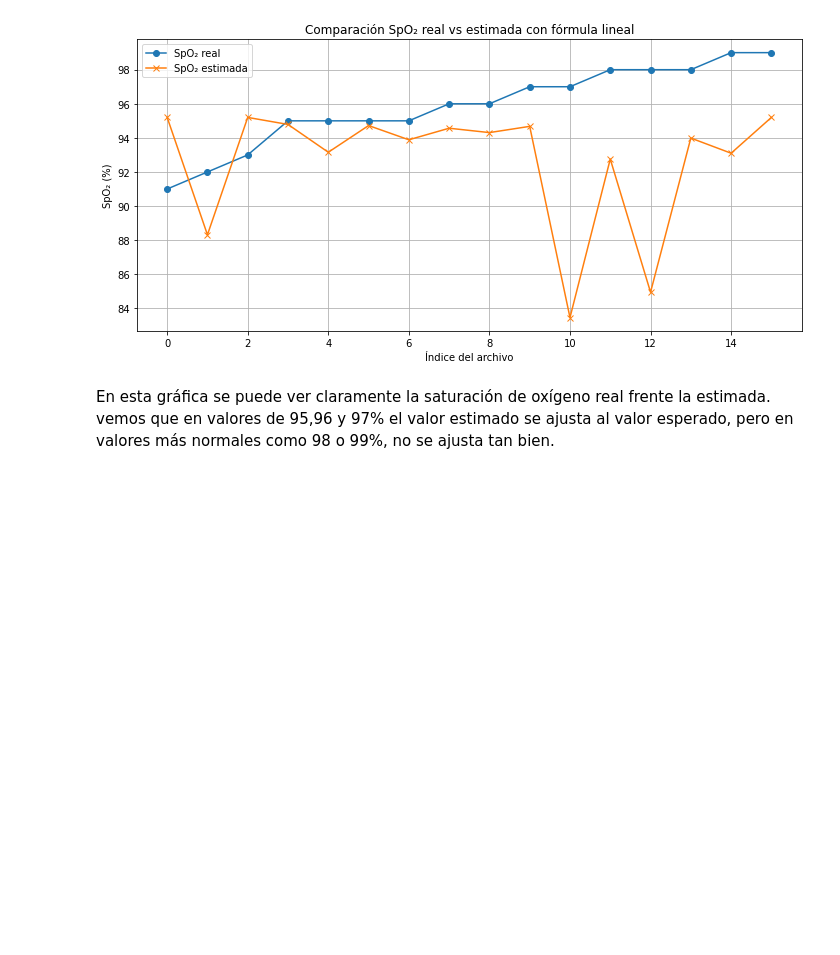
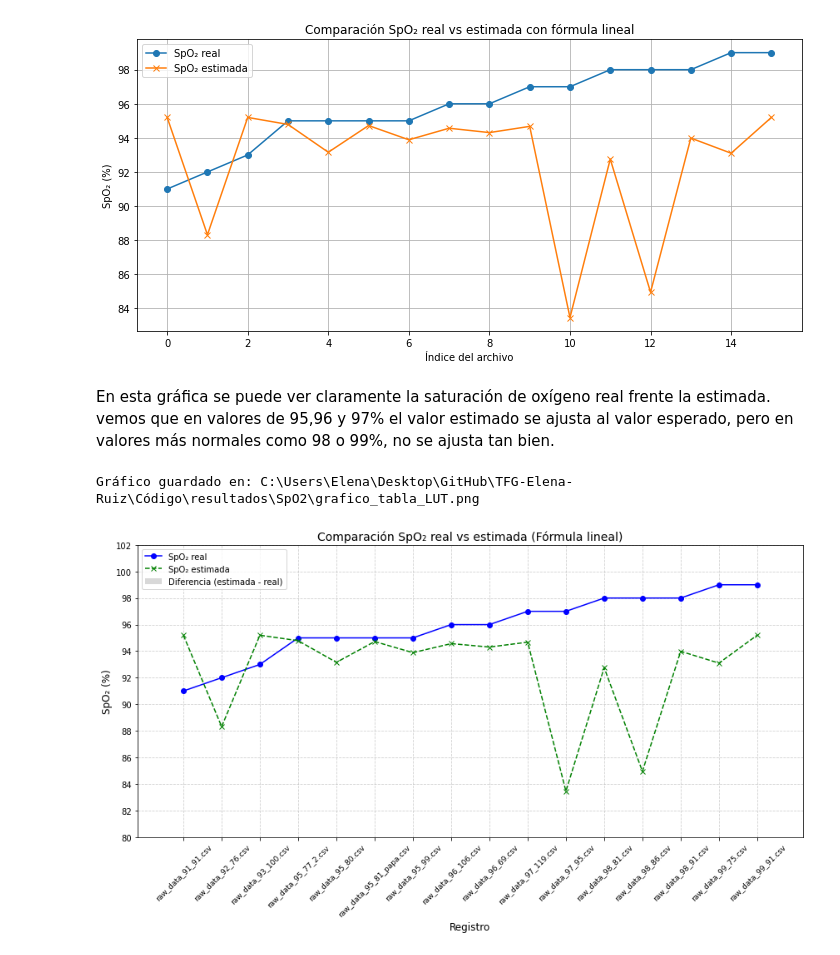
Before and after one commit to ElenaRuizMoreno/TFG-Elena-Ruiz, a Jupyter notebook: Código/procesamiento/SpO2/tabla_LUT.ipynb, the cells around one changed output. Cells and saved outputs as stored; diff of their text form; code cells hidden in the pictures; blank space fills up the shorter version.

```diff
--- a/Código/procesamiento/SpO2/tabla_LUT.ipynb
+++ b/Código/procesamiento/SpO2/tabla_LUT.ipynb
@@ -275,3 +275,39 @@ else:
 [figure]
 # %% [markdown]
 En esta gráfica se puede ver claramente la saturación de oxígeno real frente la estimada. vemos que en valores de 95,96 y 97% el valor estimado se ajusta al valor esperado, pero en valores más normales como 98 o 99%, no se ajusta tan bien.
+# %%
+# Graficar comparación y guardar imagen final
+if not tabla_lut.empty:
+    import matplotlib.pyplot as plt
+    import numpy as np
+
+    spo2_real = tabla_lut["SpO2_real"].values
+    spo2_estimada = tabla_lut["SpO2_estimado"].values
+    errores = spo2_estimada - spo2_real
+    nombres = tabla_lut["Archivo"].values
+    indices = np.arange(1, len(spo2_real) + 1)
+
+    plt.figure(figsize=(12, 7))
+    plt.plot(indices, spo2_real, label="SpO₂ real", marker='o', linestyle='-', color='blue')
+    plt.plot(indices, spo2_estimada, label="SpO₂ estimada", marker='x', linestyle='--', color='green')
+    plt.bar(indices, errores, alpha=0.3, color='gray', label="Diferencia (estimada - real)")
+
+    plt.title("Comparación SpO₂ real vs estimada (Fórmula lineal)", fontsize=14)
+    plt.xlabel("Registro", fontsize=12)
+    plt.ylabel("SpO₂ (%)", fontsize=12)
+    plt.xticks(indices, nombres, rotation=45, fontsize=9)
+    plt.yticks(np.arange(80, 105, 2))
+    plt.ylim(80, 102)
+    plt.grid(True, linestyle='--', alpha=0.6)
+    plt.legend()
+    plt.tight_layout()
+
+    # Guardar imagen
+    ruta_salida = r"C:\Users\Elena\Desktop\GitHub\TFG-Elena-Ruiz\Código\resultados\SpO2\grafico_tabla_LUT.png"
+    plt.savefig(ruta_salida)
+    print(f"Gráfico guardado en: {ruta_salida}")
+
+    plt.show()
+# %% [output]
+Gráfico guardado en: C:\Users\Elena\Desktop\GitHub\TFG-Elena-Ruiz\Código\resultados\SpO2\grafico_tabla_LUT.png
+[figure, added]
```
Also changed, not shown: 8 other files.
